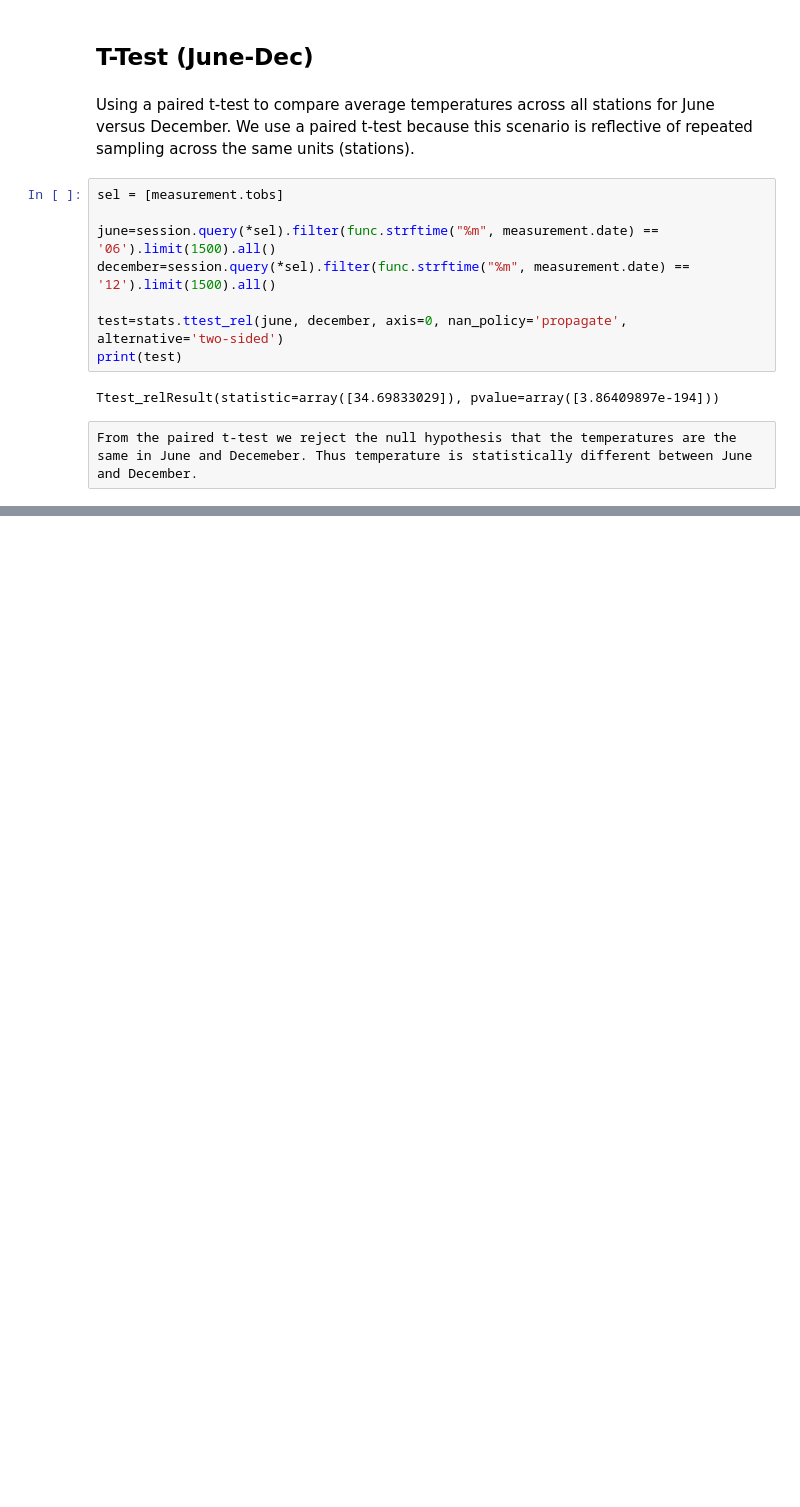
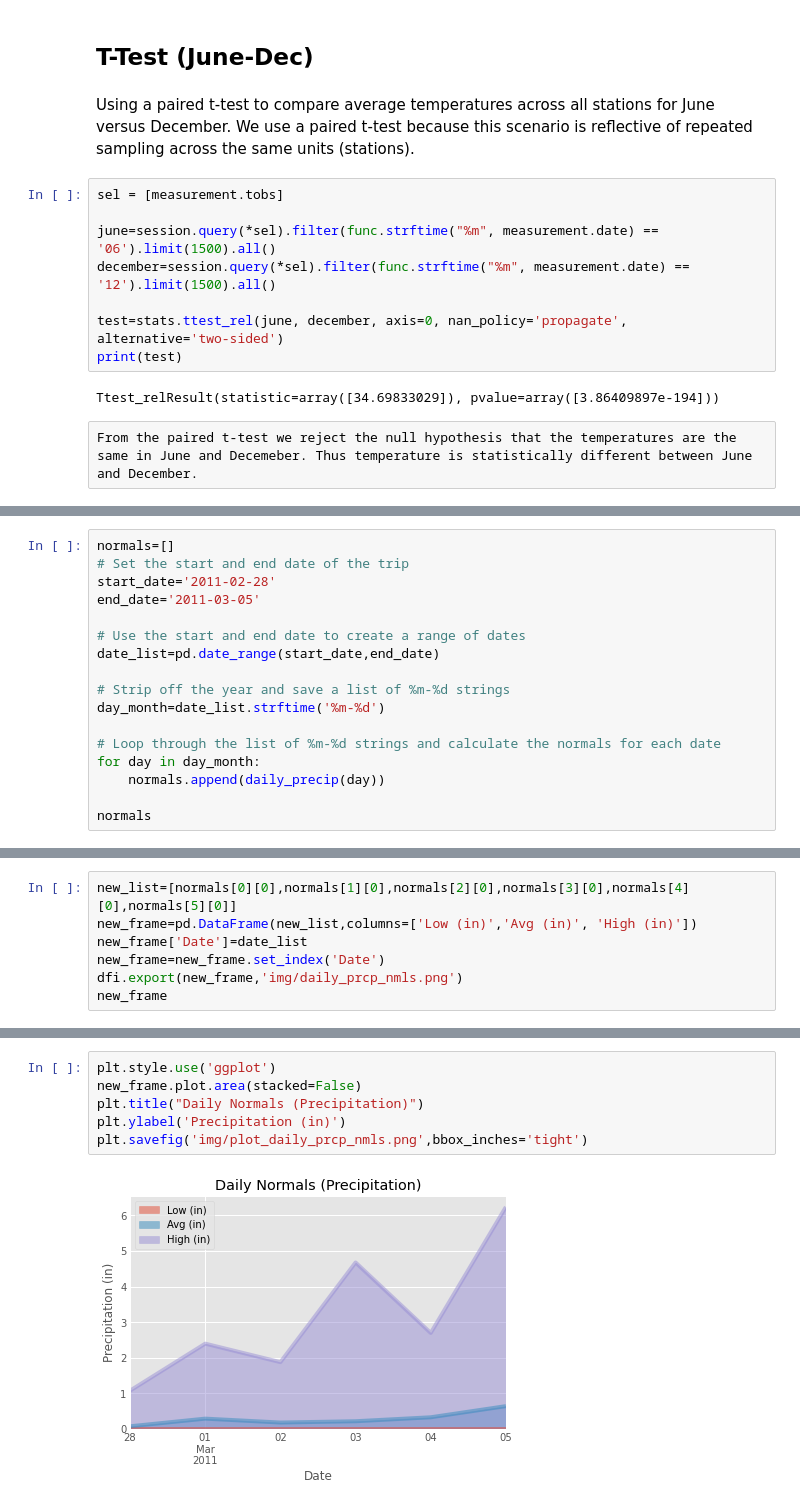
Before and after one commit to gabeo13/SQLAlchemy-ORM-Flask-API, a Jupyter notebook: climate.ipynb, the cells around one changed output, grey strips where cells are left out. Drawn from its saved outputs; the diff is of its cells as text; blank space fills up the shorter version.

```diff
--- a/climate.ipynb
+++ b/climate.ipynb
@@ -376,0 +397,17 @@ From the paired t-test we reject the null hypothesis that the temperatures are t
+# %%
+normals=[]
+# Set the start and end date of the trip
+start_date='2011-02-28'
+end_date='2011-03-05'
+
+# Use the start and end date to create a range of dates
+date_list=pd.date_range(start_date,end_date)
+
+# Strip off the year and save a list of %m-%d strings
+day_month=date_list.strftime('%m-%d')
+
+# Loop through the list of %m-%d strings and calculate the normals for each date
+for day in day_month:
+    normals.append(daily_precip(day))
+
+normals
@@ -376,0 +421,7 @@ From the paired t-test we reject the null hypothesis that the temperatures are t
+# %%
+new_list=[normals[0][0],normals[1][0],normals[2][0],normals[3][0],normals[4][0],normals[5][0]]
+new_frame=pd.DataFrame(new_list,columns=['Low (in)','Avg (in)', 'High (in)'])
+new_frame['Date']=date_list
+new_frame=new_frame.set_index('Date')
+dfi.export(new_frame,'img/daily_prcp_nmls.png')
+new_frame
@@ -376,0 +437,8 @@ From the paired t-test we reject the null hypothesis that the temperatures are t
+# %%
+plt.style.use('ggplot')
+new_frame.plot.area(stacked=False)
+plt.title("Daily Normals (Precipitation)")
+plt.ylabel('Precipitation (in)')
+plt.savefig('img/plot_daily_prcp_nmls.png',bbox_inches='tight')
+# %% [output]
+[figure, added]
```
Also changed, not shown: parts of 5 cells of this notebook, 5 other files.
